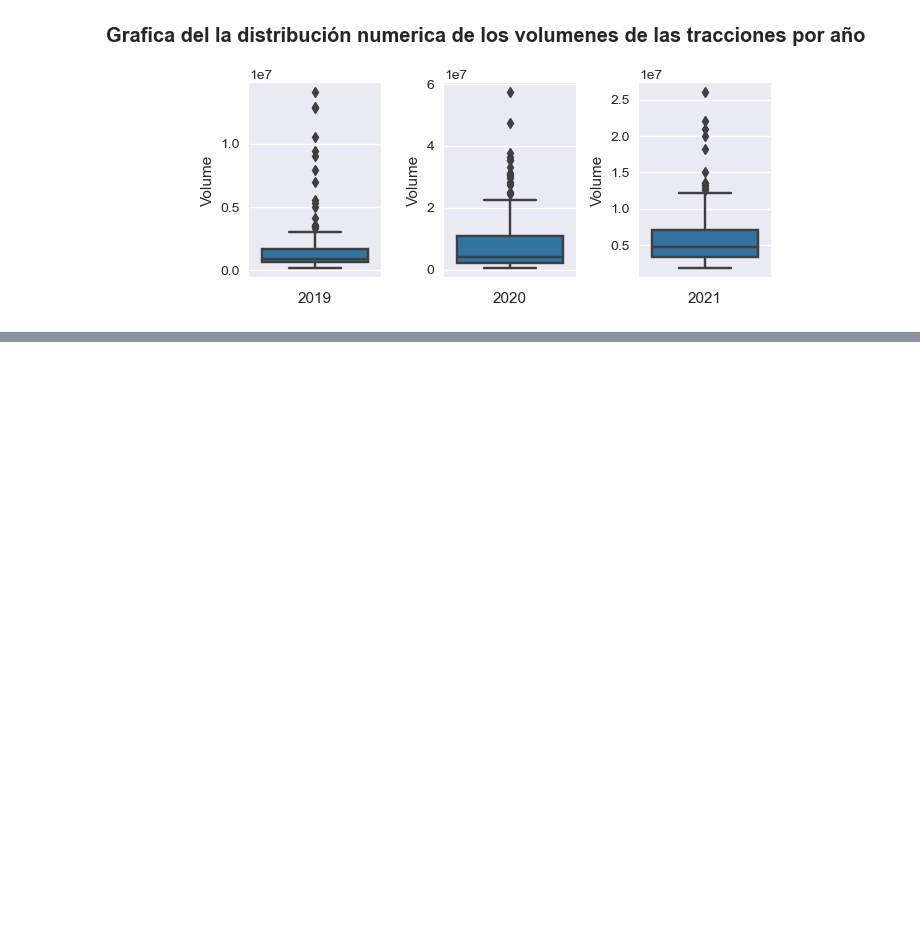
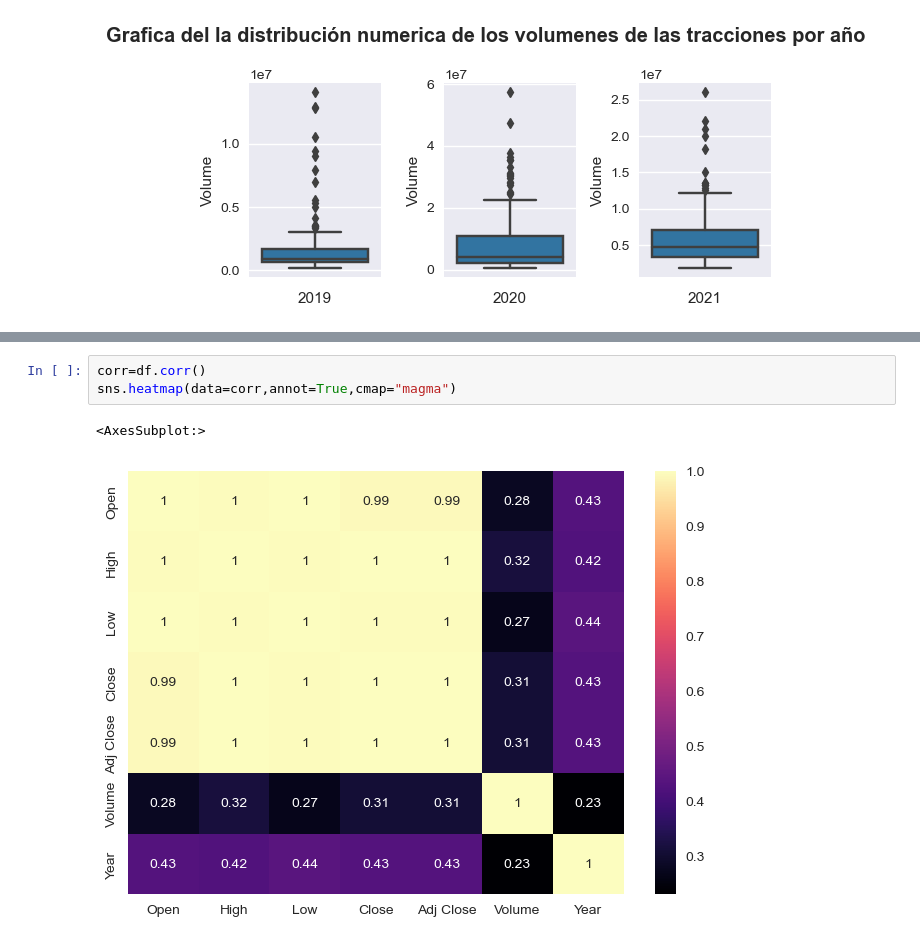
Before and after one commit to Fatbound/Portfolio, a Jupyter notebook: JMIA/notebooks/2. Analisis y Exploración.ipynb, the cells around one changed output, grey strips where cells are left out. Cells and saved outputs as stored; diff of their text form; blank space fills up the shorter version.

```diff
--- a/JMIA/notebooks/2. Analisis y Exploración.ipynb
+++ b/JMIA/notebooks/2. Analisis y Exploración.ipynb
@@ -105,2 +110,8 @@ fig.tight_layout()
+# %%
+corr=df.corr()
+sns.heatmap(data=corr,annot=True,cmap="magma")
+# %% [output]
+<AxesSubplot:>
+[figure, added]
 # %% [markdown]
 # Conclusión
```
Also changed, not shown: parts of 4 cells of this notebook.
